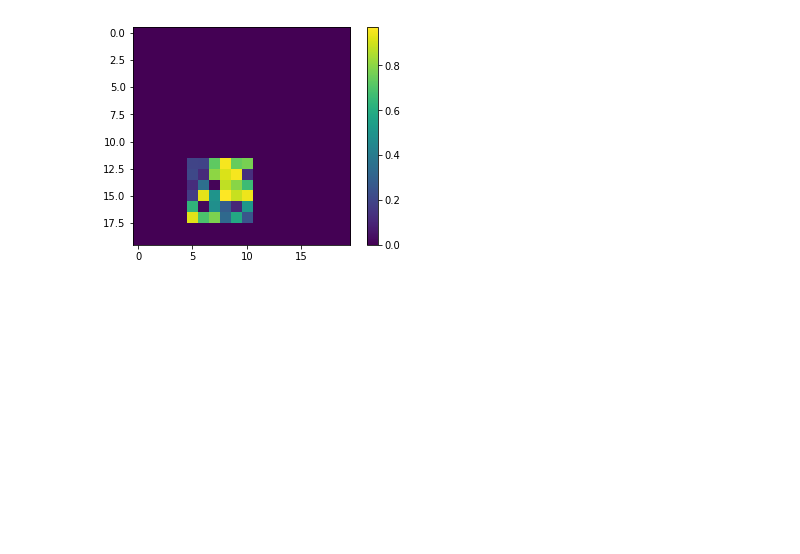
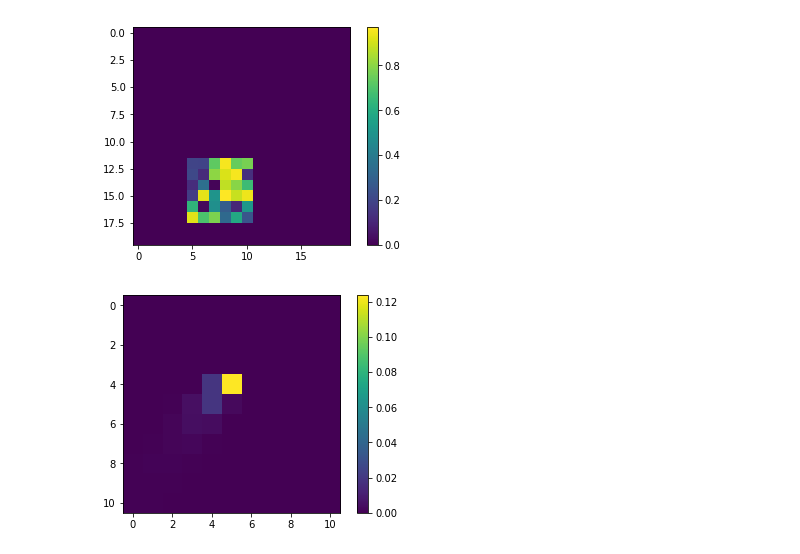
Before and after one commit to matmatius/robotproject, a Jupyter notebook: searchMethod.ipynb, the cells around one changed output. Saved outputs shown, nothing was run; the diff lists cells and outputs as text; code cells hidden in the pictures; blank space fills up the shorter version.

```diff
--- a/searchMethod.ipynb
+++ b/searchMethod.ipynb
@@ -144,0 +147,6 @@ plt.show()
+# %%
+plt.imshow(factory);
+plt.colorbar()
+plt.show()
+# %% [output]
+[figure, added]
```
Also changed, not shown: parts of 1 cell of this notebook.
